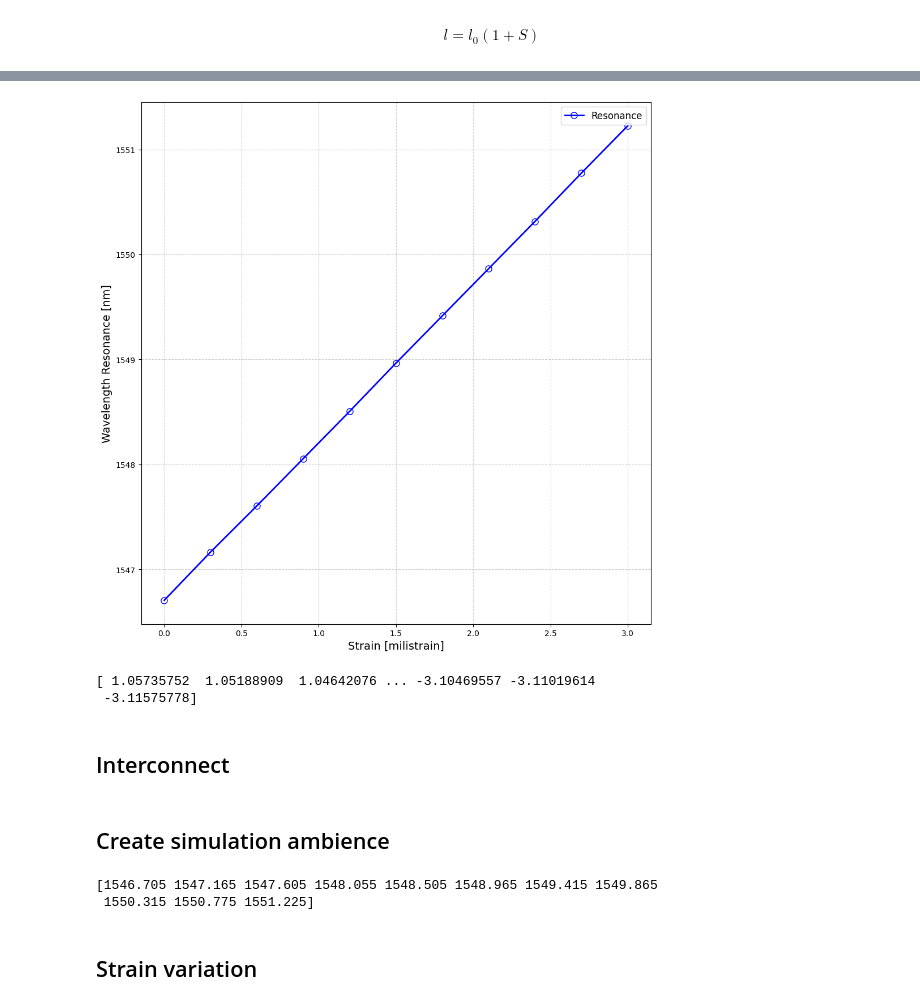
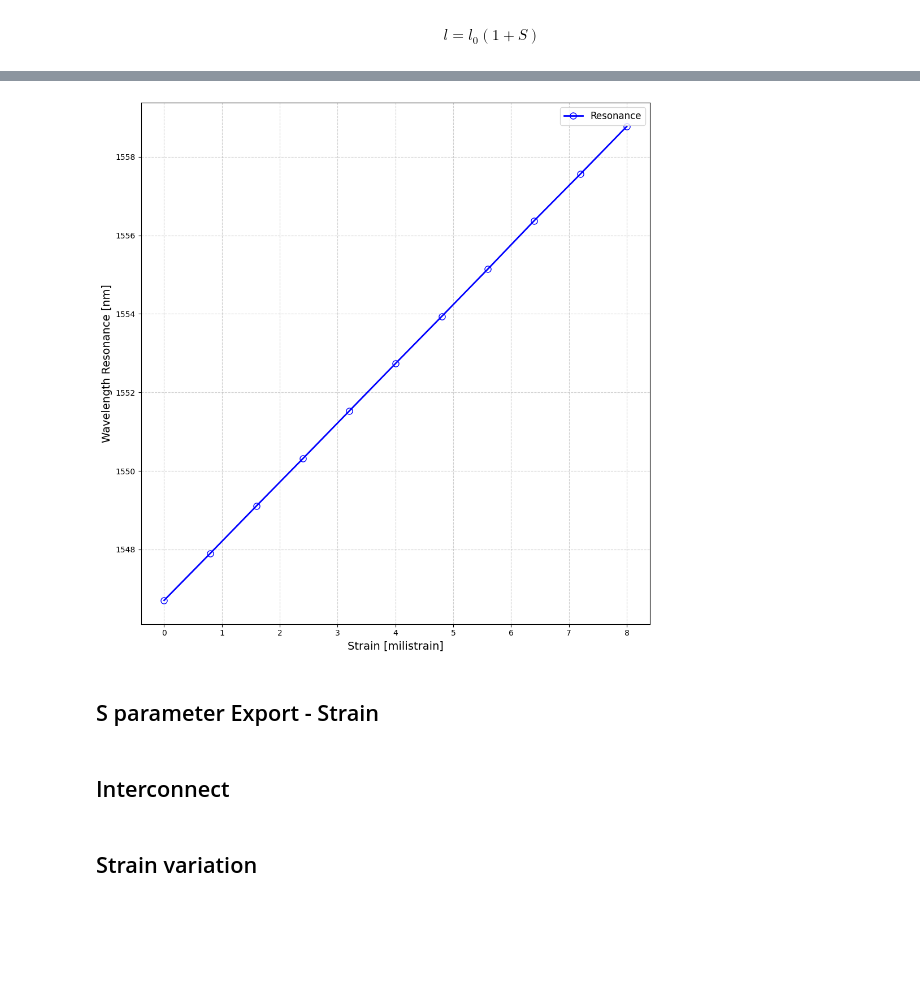
Before and after one commit to EriCand-Ss/Photonics-API-lumapi, a Jupyter notebook: SILICON BRAGG/API.ipynb, the cells around one changed output, grey strips where cells are left out. Saved outputs shown, nothing was run; the diff lists cells and outputs as text; code cells hidden in the pictures; blank space fills up the shorter version.

```diff
--- a/SILICON BRAGG/API.ipynb
+++ b/SILICON BRAGG/API.ipynb
@@ -307,7 +395,7 @@ numPort = 2  # 2 portas
 modeLabel = ["TE"]  # lista com rótulos de modos
 
 for i in range(len(Temperatura)):
-    filename = f"bragg_temperature_{i+1}.dat"
+    filename = os.getcwd() + fr"\BRAGG TEMPERATURE\bragg_temperature_{i+1}.dat"
     with open(filename, "w") as f:
         for kk in range(numMode):
             for mm in range(numPort):  # porta de saída
@@ -374,7 +459,3 @@ plt.show()
 # %%
-frequencia_onde_ocorre_maxima_transmissao = np.zeros(len(Temperatura))
-
-for i in range(len(Temperatura)):
-    x_max, y_max = achar_x_e_y_maximo_em_um_intervalo_quando_tiver_varios_picos(Transmissao_T[i],wvg*1e9, 1500,1600)
-    frequencia_onde_ocorre_maxima_transmissao[i] = (x_max)
+frequencia_onde_ocorre_maxima_transmissao,_ = analise_comprimento_de_onda_para_sensor(Temperatura,Transmissao_T,wvg*1e9,1500,1600)
 # %%
@@ -414,8 +490,6 @@ $$
 l = l_0(1+S)
 $$
 # %%
-S = np.linspace(0,0.003,11)
 Lambda_strain = Lambda*(1+S)
 print(Lambda_strain*1e9, "nm")
-print(S*1e3," milistrain")
 # %% [output]
@@ -553,39 +634,33 @@ plt.show()
 # %%
-frequencia_onde_ocorre_maxima_transmissao = np.zeros(len(S))
-
-for i in range(len(S)):
-    x_max, y_max = achar_x_e_y_maximo_em_um_intervalo_quando_tiver_varios_picos(Transmissao[i],wvg*1e9, 1500,1600)
-    frequencia_onde_ocorre_maxima_transmissao[i] = (x_max)
+frequencia_onde_ocorre_maxima_transmissao_strain,_ = analise_comprimento_de_onda_para_sensor(S,Transmissao, wvg*1e9,1500,1600)
 # %%
 plt.figure(figsize=(10, 10))
 
-# Linha azul com círculos vazados
 plt.plot(
     S*1e3,
-    frequencia_onde_ocorre_maxima_transmissao,
+    frequencia_onde_ocorre_maxima_transmissao_strain,
     '-o',
     color='blue',
     markerfacecolor='none',  # bola vazada
     markersize=8,
     linewidth=2,
     label="Resonance"
 )
 
-# Labels e título
 plt.xlabel("Strain [milistrain]", fontsize=14)
 plt.ylabel("Wavelength Resonance [nm]", fontsize=14)
 
-# Estética
 plt.legend(fontsize=12)
 plt.grid(True, linestyle="--", alpha=0.6)
 plt.tight_layout()
 
-# Salvar em alta resolução
-plt.savefig("ressonancia_vs_strain.png", dpi=300, bbox_inches="tight")
+plt.savefig(os.getcwd() + fr"\RESULTADOS\ressonancia_vs_strain.png", dpi=300, bbox_inches="tight")
 
 plt.show()
 # %% [output]
-[figure, old version]
+[figure, new version]
+# %% [markdown]
+## S parameter Export - Strain
 # %%
 S11 = np.zeros((len(wvg), 2*len(S)))
 S21 = np.zeros((len(wvg), 2*len(S)))
@@ -596,8 +671,3 @@ for i in range(0,len(S),1):
 
     S21[:,2*i] = S21_modulo[i]
     S21[:,2*i+1] = S21_fase[i]
-# %%
-print(S11[:,13])
-# %% [output]
-[ 1.05735752  1.05188909  1.04642076 ... -3.10469557 -3.11019614
- -3.11575778]
@@ -645,2 +718,0 @@ inter = lumapi.INTERCONNECT()
-# %% [markdown]
-## Create simulation ambience
@@ -679,10 +719,9 @@ for i in range(len(S)):
 # %%
-print(frequencia_onde_ocorre_maxima_transmissao)
-# len_S = len(frequencia_onde_ocorre_maxima_transmissao)
-# x_max11 = frequencia_onde_ocorre_maxima_transmissao[int(0.5*(len_S-1))]
-# print(x_max11)
+interacoes = 1
+defasagem = 3.67
+qtd_laser = 3
+
+if (interacoes>1):
+    defasagem = np.linspace(1,x_max_S2-x_max_S1, interacoes)
-# %% [output]
-[1546.705 1547.165 1547.605 1548.055 1548.505 1548.965 1549.415 1549.865
- 1550.315 1550.775 1551.225]
 # %% [markdown]
 ## Strain variation
```
Also changed, not shown: parts of 36 cells of this notebook, 30 other files.
